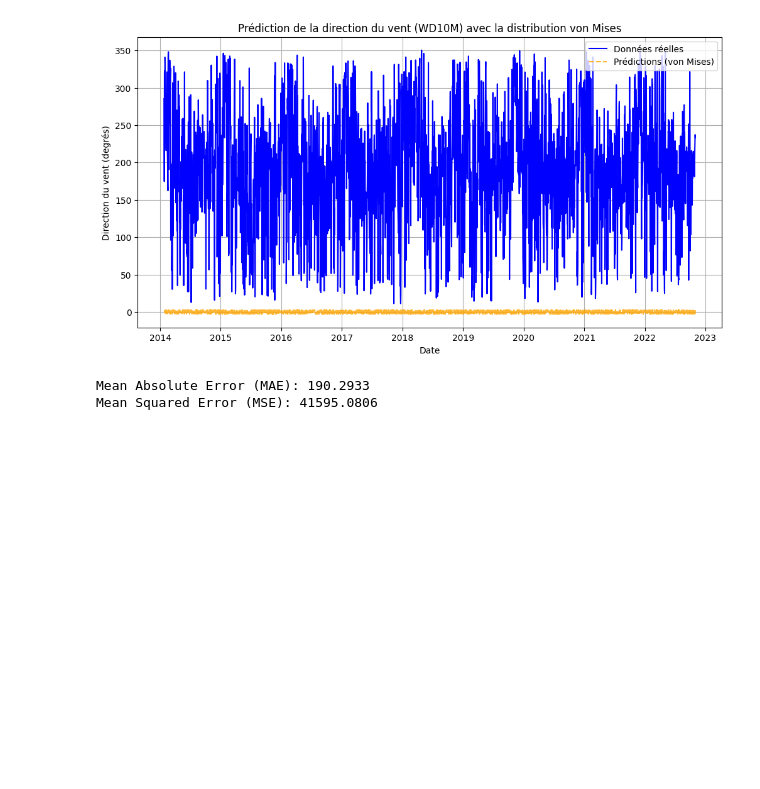
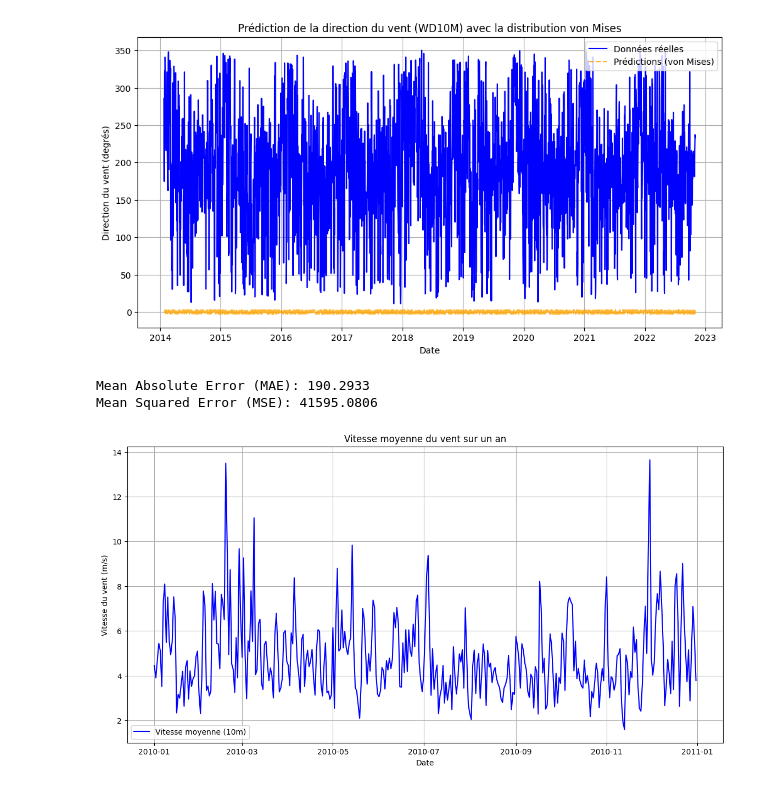
Before and after one commit to imayumi03/Wind_prediction, a Jupyter notebook: Statisticalmodels.ipynb, the cells around one changed output. Saved outputs shown, nothing was run; the diff lists cells and outputs as text; code cells hidden in the pictures; blank space fills up the shorter version.

```diff
--- a/Statisticalmodels.ipynb
+++ b/Statisticalmodels.ipynb
@@ -367,3 +367,30 @@ print(f"Mean Squared Error (MSE): {mse:.4f}")
 [figure]
 Mean Absolute Error (MAE): 190.2933
 Mean Squared Error (MSE): 41595.0806
+# %%
+import pandas as pd
+import matplotlib.pyplot as plt
+
+# Load the data
+
+data = pd.read_csv('tandrara_fulldata.csv')
+
+# Convert date columns to datetime
+data['DATE'] = pd.to_datetime(data['YEAR'].astype(str) + '-' +
+                              data['MO'].astype(str) + '-' +
+                              data['DY'].astype(str))
+
+# Filter data for the year 2010
+data_2010 = data[data['DATE'].dt.year == 2010]
+
+# Plot the wind speed for 2010
+plt.figure(figsize=(14, 7))
+plt.plot(data_2010['DATE'], data_2010['WS10M'], label='Vitesse moyenne (10m)', color='blue')
+plt.title('Vitesse moyenne du vent sur un an')
+plt.xlabel('Date')
+plt.ylabel('Vitesse du vent (m/s)')
+plt.legend()
+plt.grid(True)
+plt.show()
+# %% [output]
+[figure, added]
```
Also changed, not shown: parts of 5 cells of this notebook.
